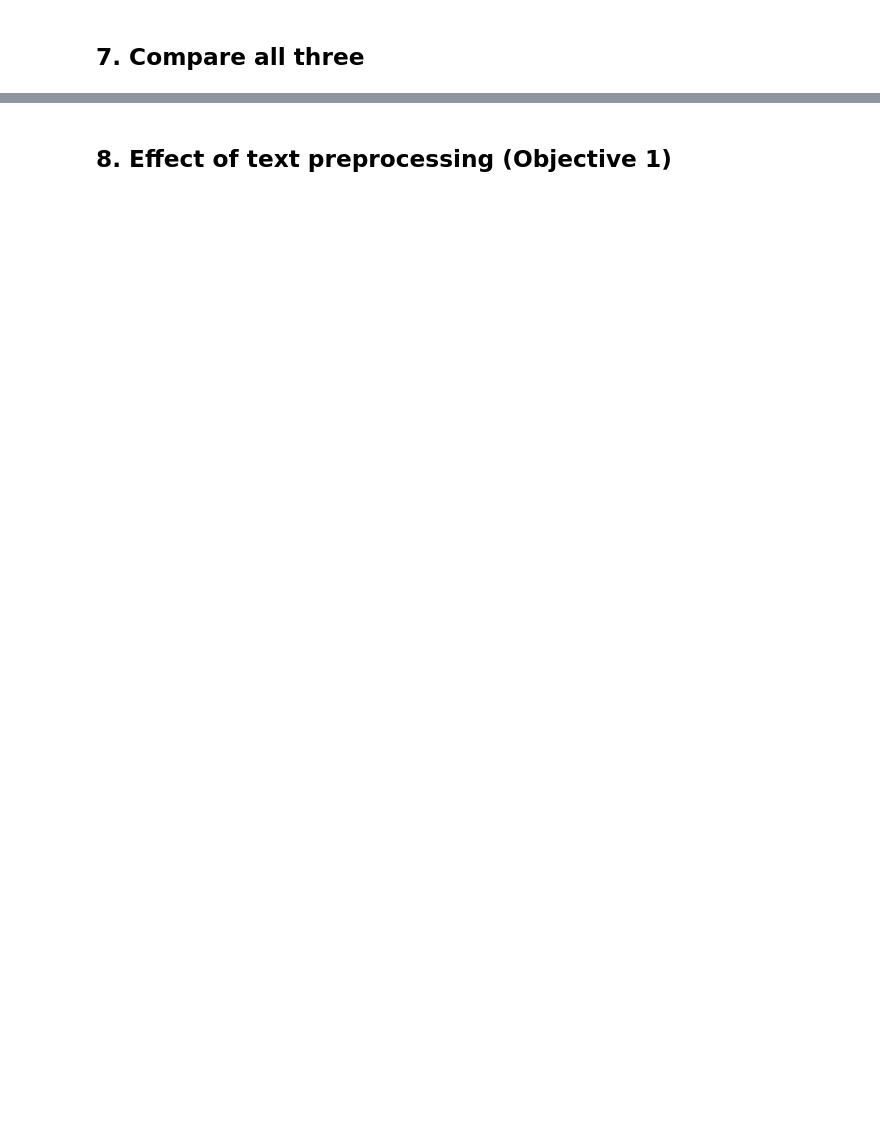
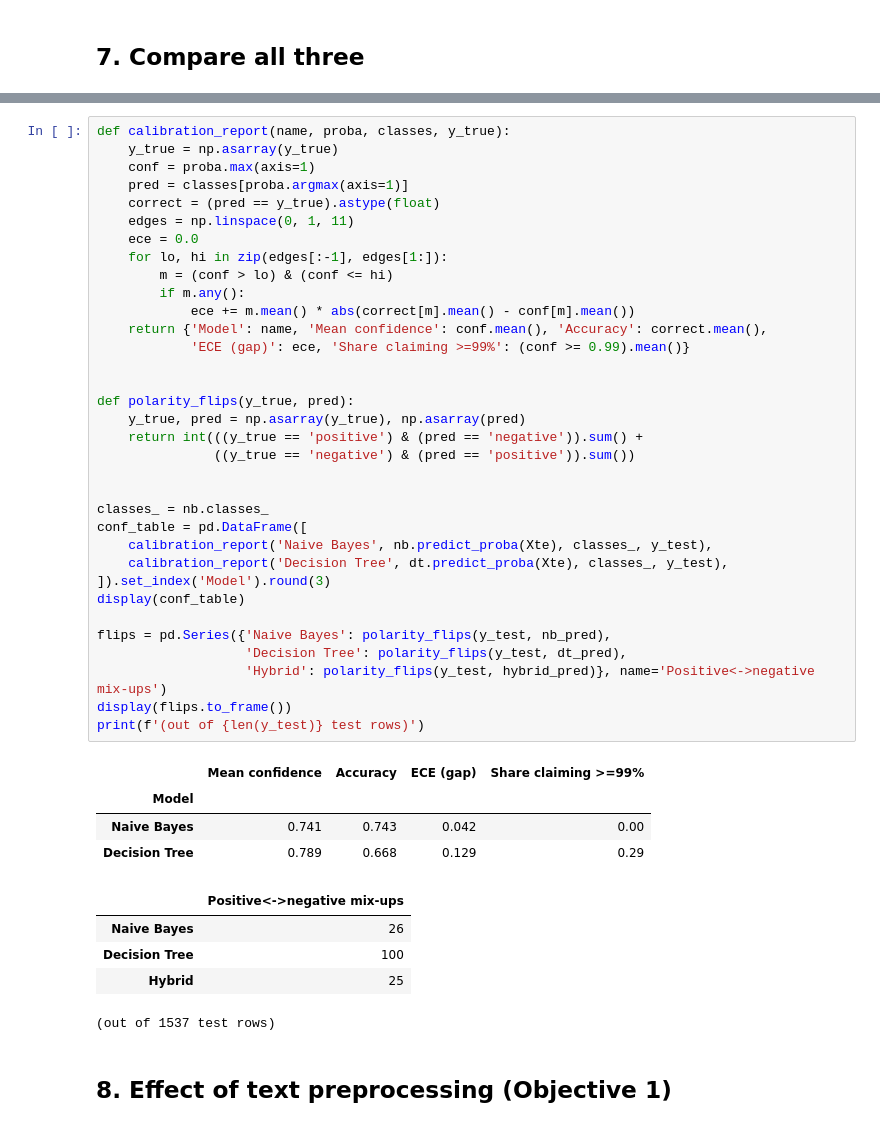
Before and after one commit to reymark-villanueva/sentiment-sorting, a Jupyter notebook: sentiment_sorting_merged_library_V2.ipynb, the cells around one changed output, grey strips where cells are left out. Saved outputs shown, nothing was run; the diff lists cells and outputs as text; blank space fills up the shorter version.

```diff
--- a/sentiment_sorting_merged_library_V2.ipynb
+++ b/sentiment_sorting_merged_library_V2.ipynb
@@ -250,3 +308,47 @@ plt.show()
+# %%
+def calibration_report(name, proba, classes, y_true):
+    y_true = np.asarray(y_true)
+    conf = proba.max(axis=1)
+    pred = classes[proba.argmax(axis=1)]
+    correct = (pred == y_true).astype(float)
+    edges = np.linspace(0, 1, 11)
+    ece = 0.0
+    for lo, hi in zip(edges[:-1], edges[1:]):
+        m = (conf > lo) & (conf <= hi)
+        if m.any():
+            ece += m.mean() * abs(correct[m].mean() - conf[m].mean())
+    return {'Model': name, 'Mean confidence': conf.mean(), 'Accuracy': correct.mean(),
+            'ECE (gap)': ece, 'Share claiming >=99%': (conf >= 0.99).mean()}
+
+
+def polarity_flips(y_true, pred):
+    y_true, pred = np.asarray(y_true), np.asarray(pred)
+    return int(((y_true == 'positive') & (pred == 'negative')).sum() +
+               ((y_true == 'negative') & (pred == 'positive')).sum())
+
+
+classes_ = nb.classes_
+conf_table = pd.DataFrame([
+    calibration_report('Naive Bayes', nb.predict_proba(Xte), classes_, y_test),
+    calibration_report('Decision Tree', dt.predict_proba(Xte), classes_, y_test),
+]).set_index('Model').round(3)
+display(conf_table)
+
+flips = pd.Series({'Naive Bayes': polarity_flips(y_test, nb_pred),
+                   'Decision Tree': polarity_flips(y_test, dt_pred),
+                   'Hybrid': polarity_flips(y_test, hybrid_pred)}, name='Positive<->negative mix-ups')
+display(flips.to_frame())
+print(f'(out of {len(y_test)} test rows)')
+# %% [output]
+|  | Mean confidence | Accuracy | ECE (gap) | Share claiming >=99% |
+| Model |  |  |  |  |
+| Naive Bayes | 0.741 | 0.743 | 0.042 | 0.00 |
+| Decision Tree | 0.789 | 0.668 | 0.129 | 0.29 |
+|  | Positive<->negative mix-ups |
+| Naive Bayes | 26 |
+| Decision Tree | 100 |
+| Hybrid | 25 |
+(out of 1537 test rows)
 # %% [markdown]
 ## 8. Effect of text preprocessing (Objective 1)
 # %%
```
Also changed, not shown: parts of 19 cells of this notebook, 31 other files.
